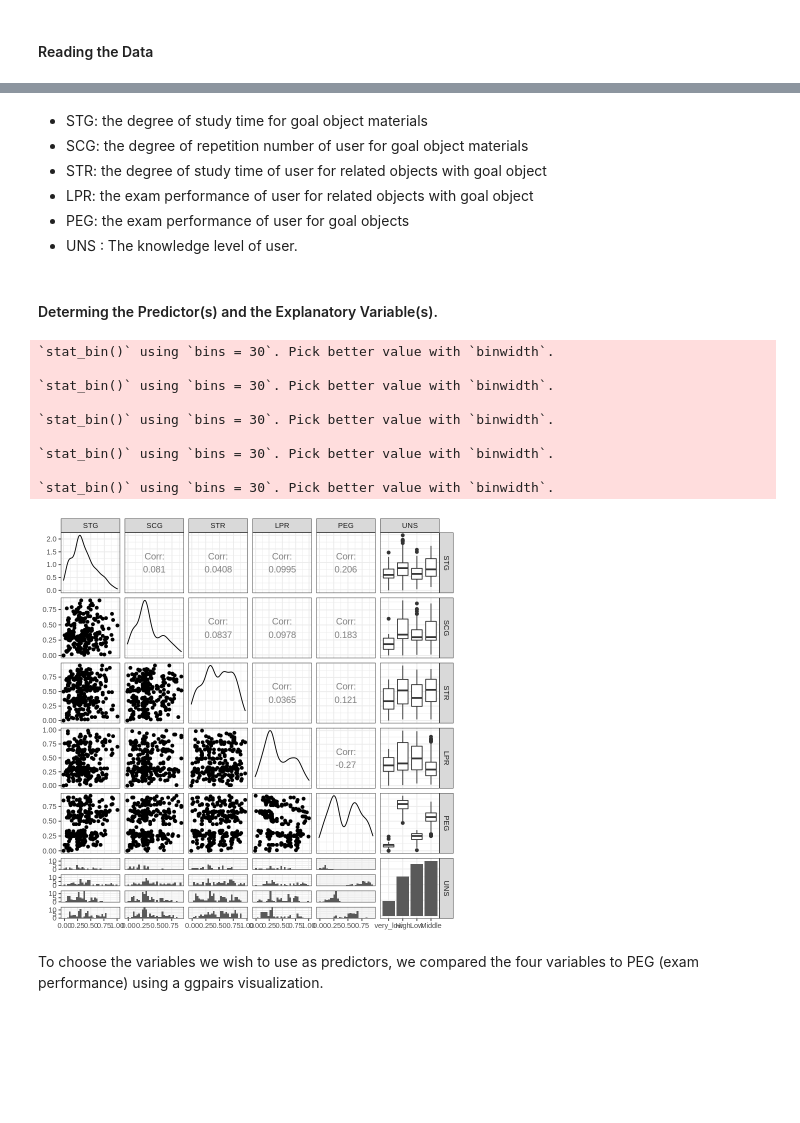
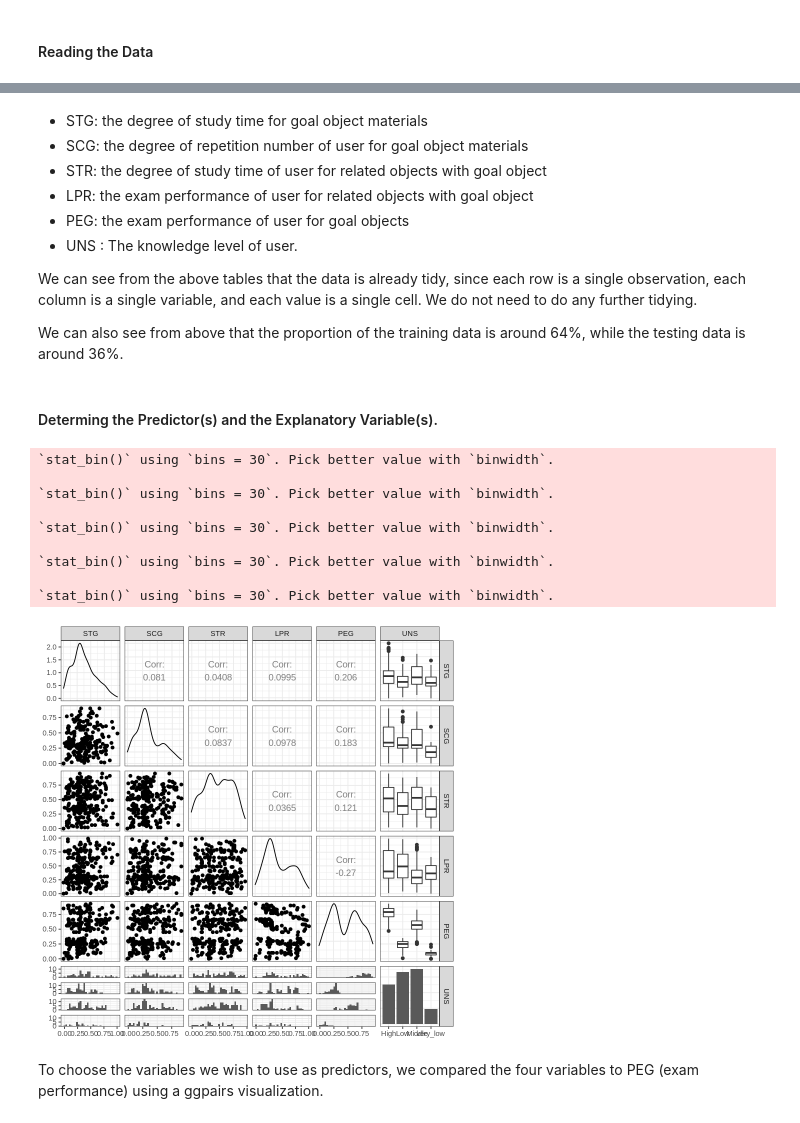
Before and after one commit to snowwang99/DSCI100_group32_project, a Jupyter notebook: Proposal.ipynb, the cells around one changed output, grey strips where cells are left out. Drawn from its saved outputs; the diff is of its cells as text; code cells hidden in the pictures; blank space fills up the shorter version.

```diff
--- a/Proposal.ipynb
+++ b/Proposal.ipynb
@@ -36,7 +55,11 @@ url <- "https://archive.ics.uci.edu/ml/machine-learning-databases/00257/Data_Use
 
 download.file(url, "data.xls")
 data_1 <- read_excel("data.xls", sheet = 2)
+data_1 <- data_1%>%
+select(STG,SCG,STR,LPR,PEG,UNS)
 data_2 <- read_excel("data.xls", sheet = 3)
+data_2 <- data_2 %>%
+select(STG,SCG,STR,LPR,PEG,UNS)
 data_1
 data_2
 # %% [output]
@@ -74,21 +97,25 @@ A tibble: 145 × 9
 * LPR: the exam performance of user for related objects with goal object
 * PEG: the exam performance of user for goal objects
 * UNS : The knowledge level of user.
+
+We can see from the above tables that the data is already tidy, since each row is a single observation, each column is a single variable, and each value is a single cell. We do not need to do any further tidying.
+
+We can also see from above that the proportion of the training data is around 64%, while the testing data is around 36%.
 # %% [markdown]
 #### Determing the Predictor(s) and the Explanatory Variable(s).
 # %%
-ggpairs(user_training)+theme_bw()
+ggpairs(data_1)+theme_bw()
 # %% [output]
 `stat_bin()` using `bins = 30`. Pick better value with `binwidth`.
 
 `stat_bin()` using `bins = 30`. Pick better value with `binwidth`.
 
 `stat_bin()` using `bins = 30`. Pick better value with `binwidth`.
 
 `stat_bin()` using `bins = 30`. Pick better value with `binwidth`.
 
 `stat_bin()` using `bins = 30`. Pick better value with `binwidth`.
-[figure, old version]
+[figure, new version]
 # %% [markdown]
 To choose the variables we wish to use as predictors, we compared the four variables to PEG (exam performance) using a ggpairs visualization.
 # %% [markdown]
```
Also changed, not shown: parts of 17 cells of this notebook.
